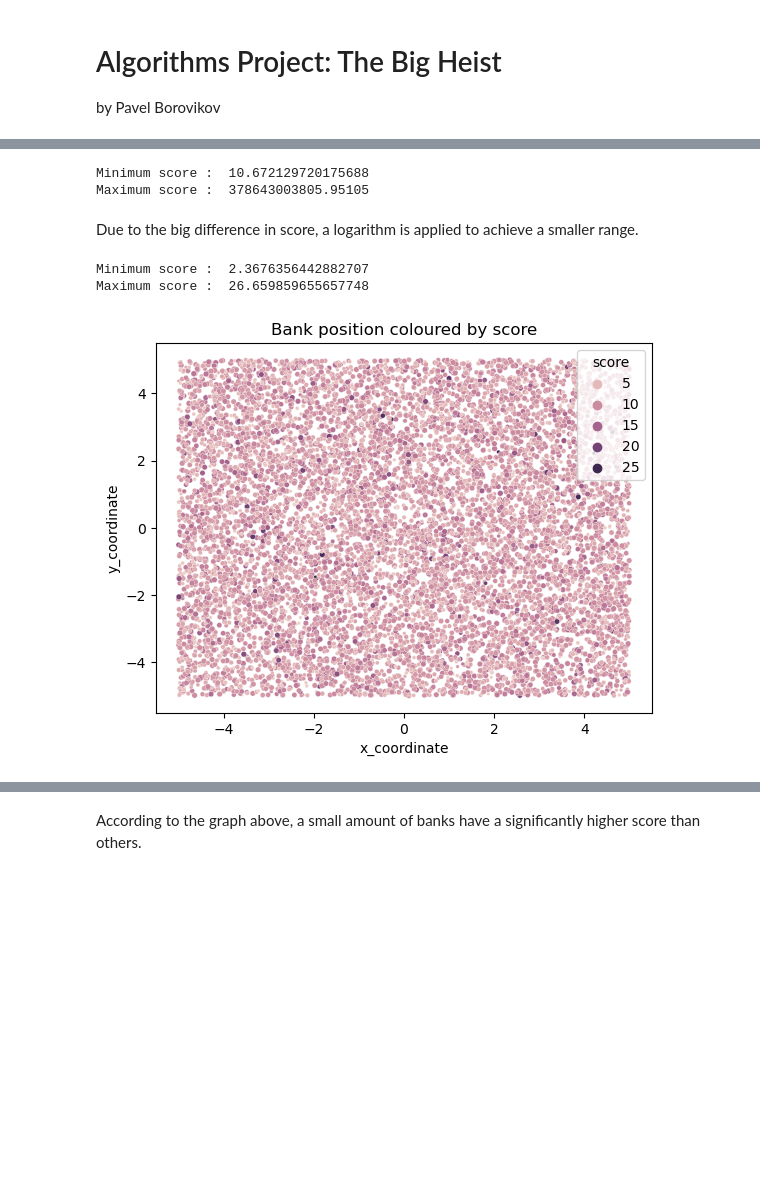
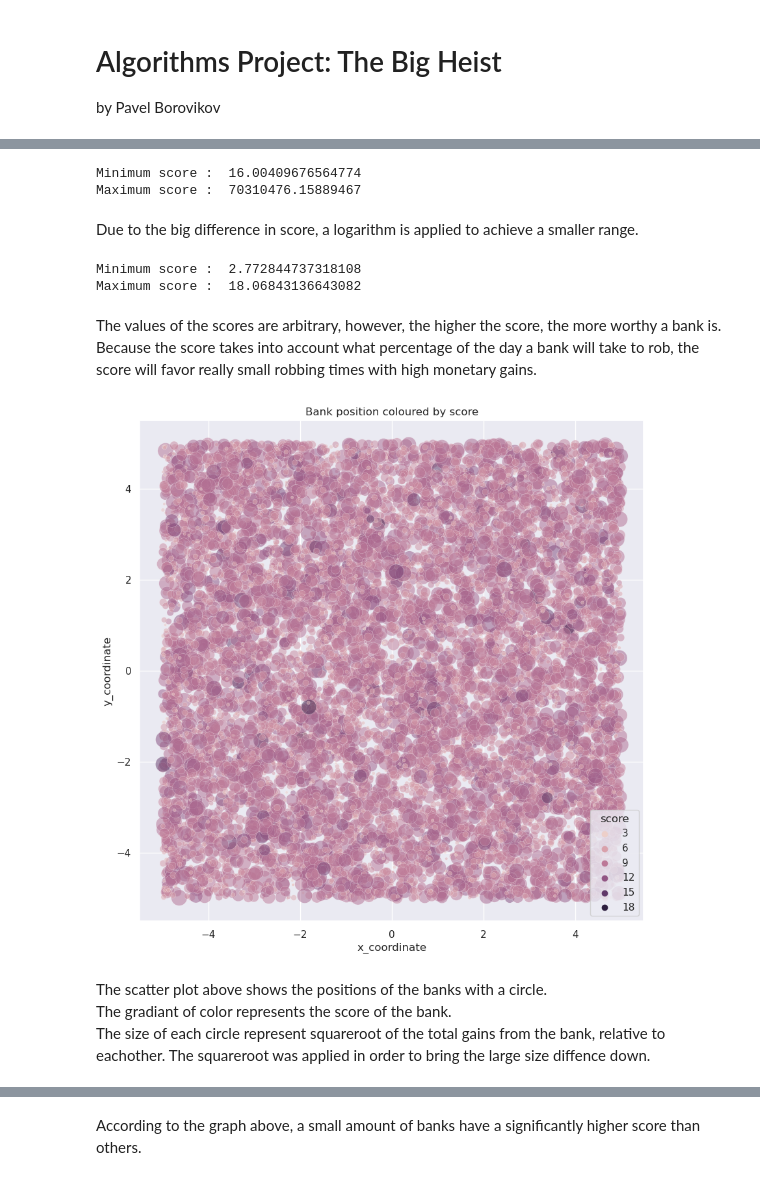
Before and after one commit to pavel-borovikov/algorithms_project, a Jupyter notebook: bank_heist.ipynb, the cells around one changed output, grey strips where cells are left out. Saved outputs shown, nothing was run; the diff lists cells and outputs as text; code cells hidden in the pictures; blank space fills up the shorter version.

Commit message:
modified score system

```diff
--- a/bank_heist.ipynb
+++ b/bank_heist.ipynb
@@ -48,14 +57,13 @@ Due to these differences,
 > > **day percent** : the percentage of the total 24h that it would take to rob the bank.<br><br>
 > > **score** : the score dividing the money gained per hour by the percentage of the day that it will take.
 # %%
-df['money per hour'] = df['money'] / df['time (hr)']
 df['day percent'] = (df['time (hr)'] / 24) * 100
-df['score'] = df['money per hour'] / df['day percent']
+df['score'] = df['money'] / df['day percent']
 print("Minimum score : ", df['score'].min())
 print("Maximum score : ", df['score'].max())
 # %% [output]
-Minimum score :  10.672129720175688
-Maximum score :  378643003805.95105
+Minimum score :  16.00409676564774
+Maximum score :  70310476.15889467
 # %% [markdown]
 Due to the big difference in score, a logarithm is applied to achieve a smaller range.
 # %%
@@ -63,13 +71,21 @@ df['score'] = np.log(df['score'])
 print("Minimum score : ", df['score'].min())
 print("Maximum score : ", df['score'].max())
 # %% [output]
-Minimum score :  2.3676356442882707
-Maximum score :  26.659859655657748
+Minimum score :  2.772844737318108
+Maximum score :  18.06843136643082
+# %% [markdown]
+The values of the scores are arbitrary, however, the higher the score, the more worthy a bank is.
+Because the score takes into account what percentage of the day a bank will take to rob, the score will favor really small robbing times with high monetary gains.
 # %%
-sns.scatterplot(x=df['x_coordinate'], y=df['y_coordinate'], hue=df['score'], s=np.log2(df['money']));
+sns.scatterplot(x=df['x_coordinate'], y=df['y_coordinate'], hue=df['score'], s=np.sqrt(df['money']), alpha=0.5);
 plt.title('Bank position coloured by score');
+sns.set(rc={'figure.figsize':(10, 10)});
 # %% [output]
-[figure, old version]
+[figure, new version]
+# %% [markdown]
+The scatter plot above shows the positions of the banks with a circle.<br>
+The gradiant of color represents the score of the bank.<br>
+The size of each circle represent squareroot of the total gains from the bank, relative to eachother. The squareroot was applied in order to bring the large size diffence down.
 # %%
 sorted_scores = df['score'].sort_values()
 x = np.arange(len(df['score']))
```
Also changed, not shown: parts of 5 cells of this notebook.
